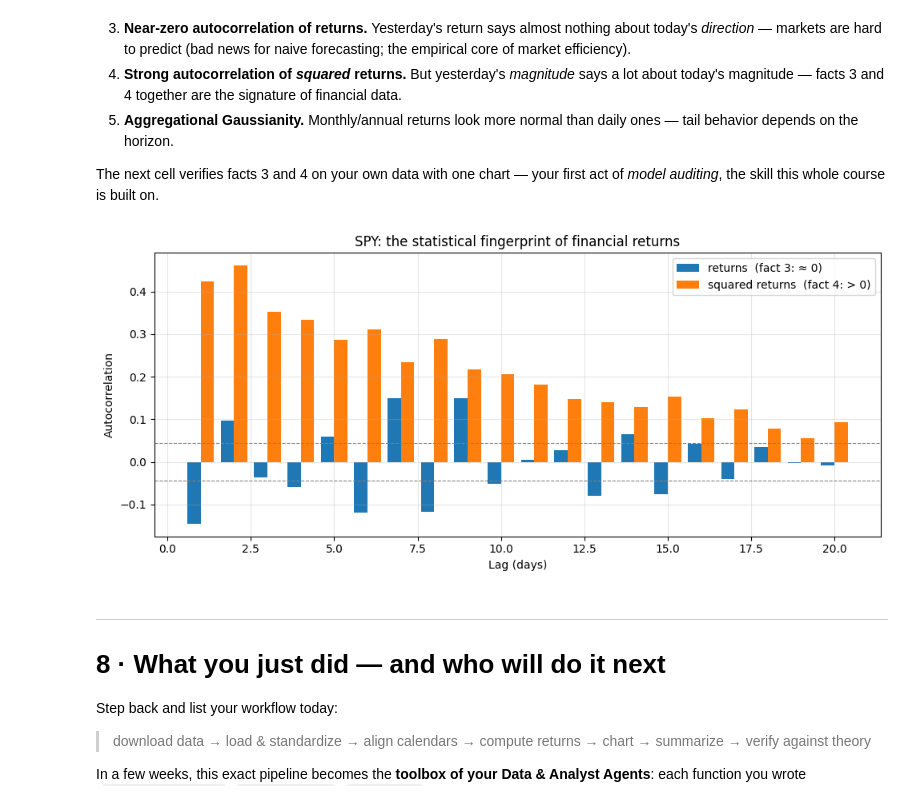
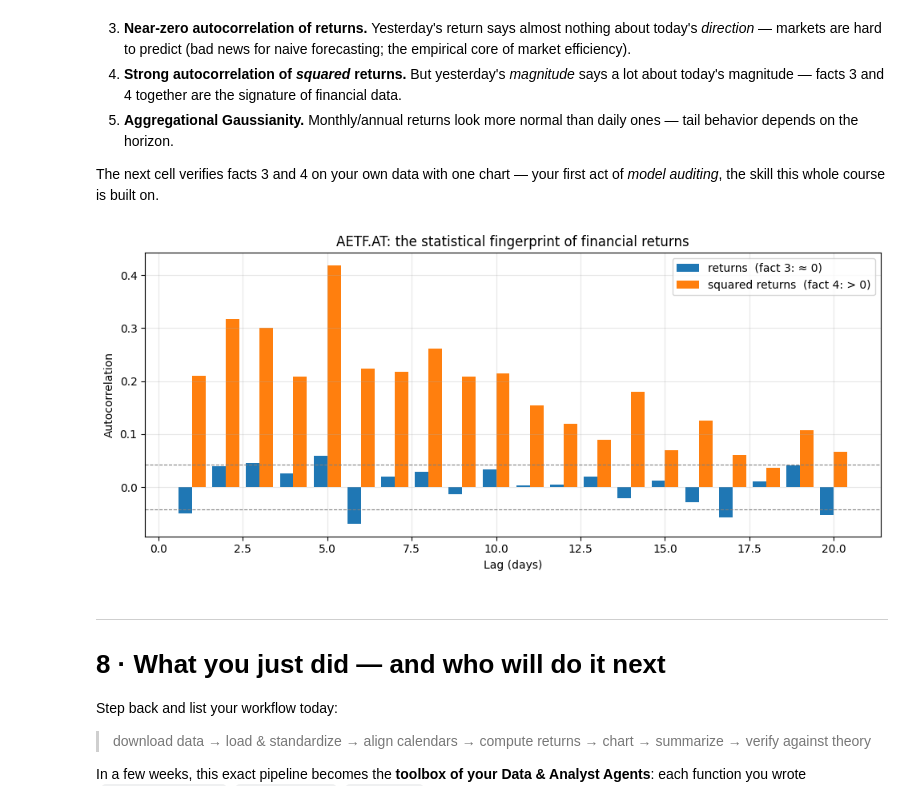
Before and after one commit to gkompo/fintech-ai-portfolio, a Jupyter notebook: FinTechCourse_W1_Unified.ipynb, the cells around one changed output. Cells and saved outputs as stored; diff of their text form; code cells hidden in the pictures.

```diff
--- a/FinTechCourse_W1_Unified.ipynb
+++ b/FinTechCourse_W1_Unified.ipynb
@@ -131,12 +131,12 @@ from pathlib import Path
 Path("data").mkdir(exist_ok=True)
 
 # {file stem: Yahoo ticker} — note Yahoo's special symbols for FX and crypto
-TICKERS = {"spy": "SPY", "eurusd": "EURUSD=X", "btc": "BTC-USD"}
+TICKERS = {"Euro Treasury Bills & Bonds": "IEGE.AS", "ETHEREUM": "ETH-USD", "ATHEX": "AETF.AT"}
 
 for stem, ticker in TICKERS.items():
     data = yf.download(
         ticker,
-        start="2014-09-17",          # SPY's inception; others start when their history begins
+        start="2017-05-27",          # Eth inception; others start when their history begins
         auto_adjust=True,            # Close adjusted for dividends/splits (what you want)
         multi_level_index=False,     # flat columns -> clean CSV header
     )
@@ -160,9 +160,9 @@ DATA_DIR = Path("data")   # the folder next to this notebook
 
 # For each asset: the file stem we expect, and a human-readable label.
 ASSETS = {
-    "SPY":    {"stem": "spy",    "label": "S&P 500 ETF (equities)"},
-    "EURUSD": {"stem": "eurusd", "label": "EUR/USD (FX)"},
-    "BTC":    {"stem": "btc",    "label": "Bitcoin (crypto)"},
+    "IEGE.AS":    {"stem": "Euro Treasury Bills & Bonds",    "label": "Euro Government Bonds"},
+    "ETH-USD": {"stem": "ETHEREUM", "label": "ETH CRYPTO"},
+    "AETF.AT":    {"stem": "ATHEX",    "label": "ATHEX"},
 }
 
 DATA_DIR.mkdir(exist_ok=True)   # create the folder if it doesn't exist yet
@@ -352,7 +352,7 @@ print(prices.isna().sum(), "\n")
 prices = prices.dropna()
 
 # Focus the analysis window (adjust freely — the code adapts):
-prices = prices.loc["2019-01-01":]
+prices = prices.loc["2017-05-27":]
 
 print("Shape after alignment:", prices.shape)
 prices.tail()
@@ -653,35 +653,35 @@ The next cell verifies facts 3 and 4 on your own data with one chart — your fi
 # %%
 # ============================================================
 # Cell 9 — Verifying stylized facts 3 & 4: the ACF fingerprint
 # ============================================================
 # Autocorrelation at lag k: correlation between r_t and r_{t-k}.
 # pandas' .autocorr(lag=k) computes it directly.
 
 LAGS = range(1, 21)   # look back up to 20 trading days (~1 month)
-asset = "SPY"         # <- change to "BTC" or "EURUSD" and re-run!
+asset = "AETF.AT"         #
 
 r = log_ret[asset]
 acf_r  = [r.autocorr(lag=k) for k in LAGS]         # returns themselves
 acf_r2 = [(r**2).autocorr(lag=k) for k in LAGS]    # SQUARED returns (magnitude proxy)
 
 fig, ax = plt.subplots(figsize=(10, 4.5))
 w = 0.4
 ax.bar([k - w/2 for k in LAGS], acf_r,  width=w, label="returns  (fact 3: ≈ 0)")
 ax.bar([k + w/2 for k in LAGS], acf_r2, width=w, label="squared returns  (fact 4: > 0)")
 # Approximate 95% significance band for white noise: ±1.96/√n
 band = 1.96 / np.sqrt(len(r))
 ax.axhline(band, color="gray", ls="--", lw=0.8); ax.axhline(-band, color="gray", ls="--", lw=0.8)
 ax.set_title(f"{asset}: the statistical fingerprint of financial returns")
 ax.set_xlabel("Lag (days)"); ax.set_ylabel("Autocorrelation")
 ax.legend(); ax.grid(alpha=0.3)
 plt.tight_layout(); plt.show()
 
 # READ THE CHART: blue bars hug zero (direction unpredictable); orange bars
 # stand clearly outside the gray band (magnitude IS predictable).
 # You have just reproduced, on your own data, one of the most robust
 # findings in all of empirical finance.
 # %% [output]
-[figure, old version]
+[figure, new version]
 # %% [markdown]
 ---
 # 8 · What you just did — and who will do it next
```
Also changed, not shown: parts of 16 cells of this notebook.
